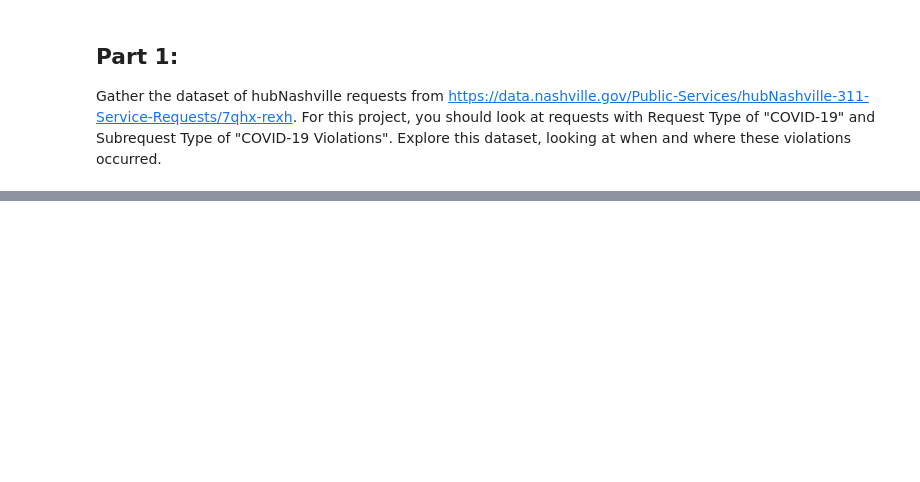
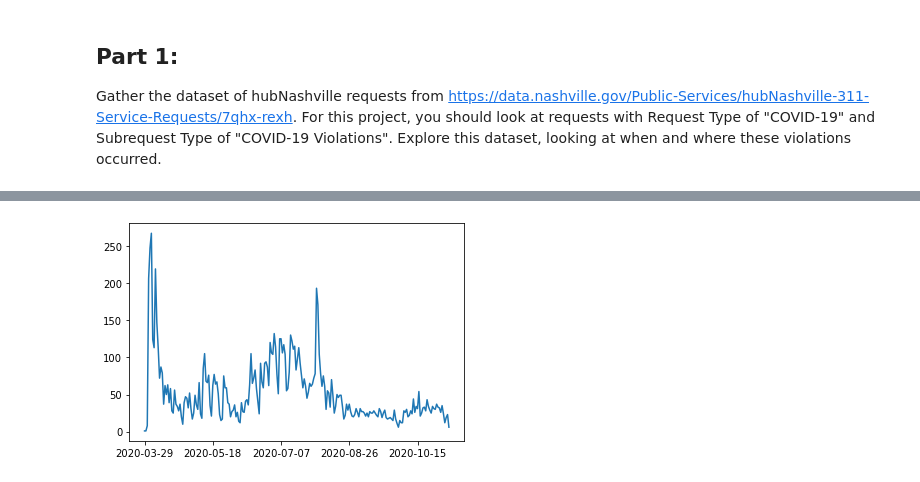
Before and after one commit to nss-data-science-cohort-4/dq4-covid-nashville-dq4_atk, a Jupyter notebook: notebooks/nashville_covid_dq4.ipynb, the cells around one changed output, grey strips where cells are left out. Cells and saved outputs as stored; diff of their text form; code cells hidden in the pictures; blank space fills up the shorter version.

```diff
--- a/notebooks/nashville_covid_dq4.ipynb
+++ b/notebooks/nashville_covid_dq4.ipynb
@@ -62,0 +81,7 @@ Nashville leads the number of violations with 43
+# %%
+#creating new column with value_counts
+hubNashville['opened_year_month_date'] = hubNashville['date_time_opened'].dt.strftime('%Y-%m-%d')
+# %%
+hubNashville['opened_year_month_date'].value_counts().sort_index().plot();
+# %% [output]
+[figure, added]
```
Also changed, not shown: parts of 18 cells of this notebook.
